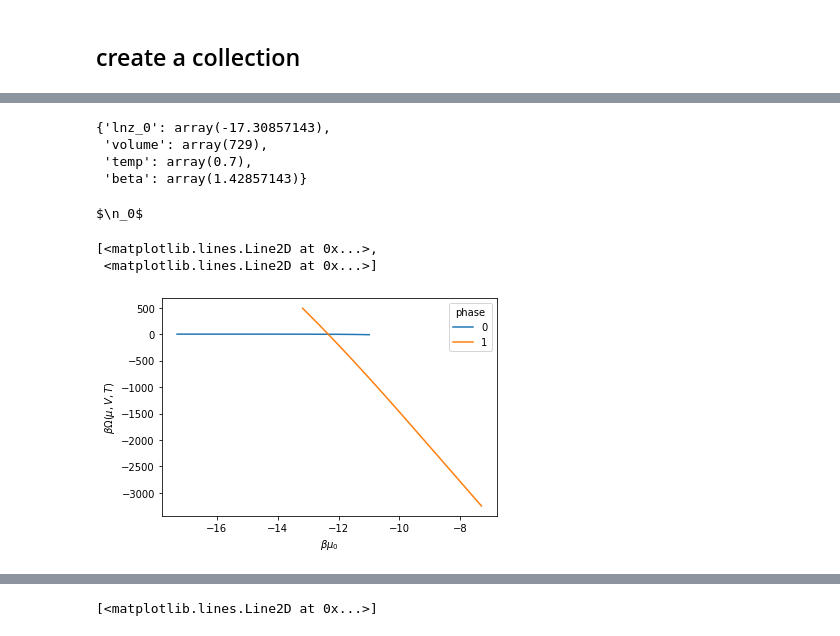
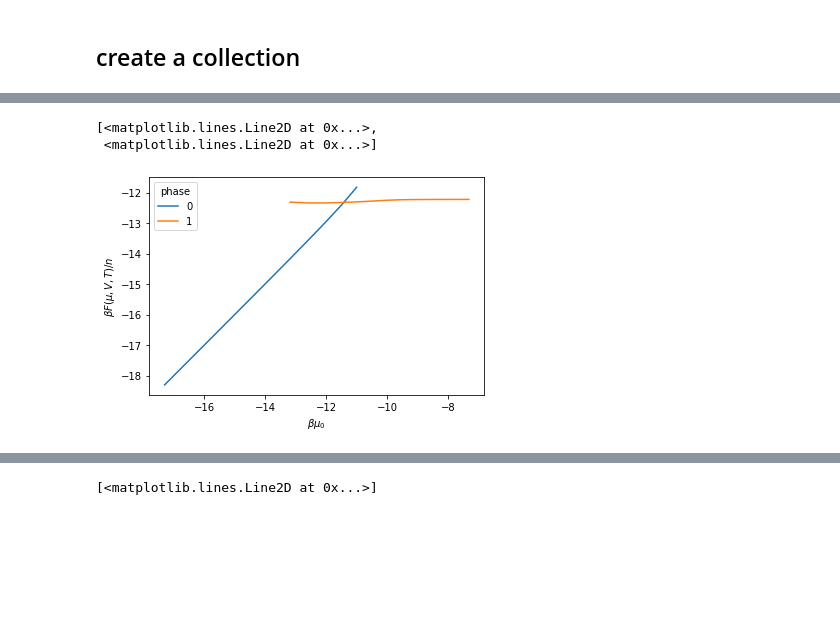
Before and after one commit to wpk-nist-gov/tmmc-lnpy, a Jupyter notebook: examples/1D/anal_1d_stuff.ipynb, the cells around one changed output, grey strips where cells are left out. Cells and saved outputs as stored; diff of their text form; code cells hidden in the pictures; blank space fills up the shorter version.

```diff
--- a/examples/1D/anal_1d_stuff.ipynb
+++ b/examples/1D/anal_1d_stuff.ipynb
@@ -92,4 +120,5 @@ mus = lnzs / beta
 
 # new
 # initial pass
-c = lnPi.CollectionPhases.from_lnz([None], lnzs, build_phases=PhaseCreator.build_phases)
+with lnPi.options.set_options(tqdm_min_len_build=20):
+    c = lnPi.CollectionPhases.from_lnz([None], lnzs, build_phases=PhaseCreator.build_phases)
@@ -174,7 +132,0 @@ t = c.xgce_prop.betaOmega()
-# %%
-c[0][0].xgce.coords_state
-# %% [output]
-{'lnz_0': array(-17.30857143),
- 'volume': array(729),
- 'temp': array(0.7),
- 'beta': array(1.42857143)}
@@ -183,4 +132,0 @@ xr.DataArray()
-# %%
-print(r'${}$'.format(r'\n_0'))
-# %% [output]
-$\n_0$
@@ -193,6 +133,6 @@ a = (
 # %%
-t.assign_coords(lnz_0=t.lnz_0.assign_attrs(long_name=r'$\beta\mu_0$')).swap_dims({'rec':'lnz_0'}).plot(hue='phase')
+c.xgce_prop.betaF_n().swap_dims({'rec':'lnz_0'}).plot(hue='phase')
 # %% [output]
 [<matplotlib.lines.Line2D at 0x...>,
  <matplotlib.lines.Line2D at 0x...>]
-[figure, old version]
+[figure, new version]
```
Also changed, not shown: parts of 30 cells of this notebook, 6 other files.
